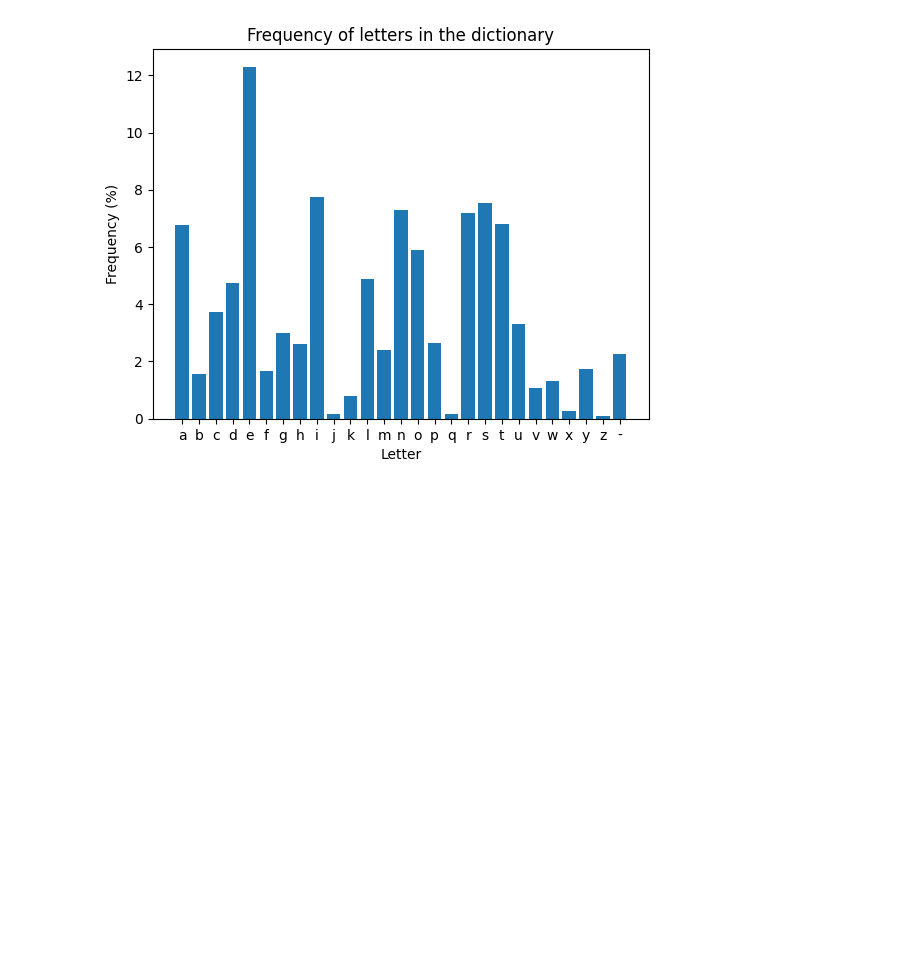
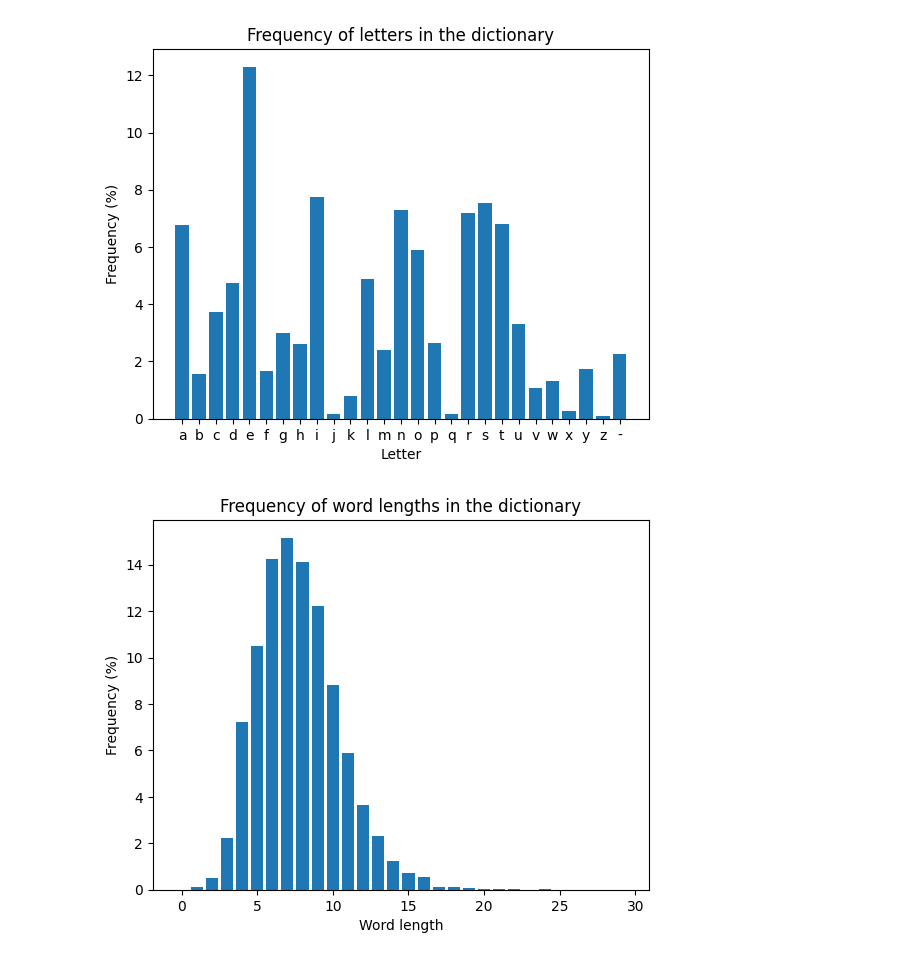
Before and after one commit to pauldubois98/GenerativeAI, a Jupyter notebook: predictNextLetter.ipynb, the cells around one changed output. Cells and saved outputs as stored; diff of their text form; code cells hidden in the pictures; blank space fills up the shorter version.

Commit message:
added words lengths analysis

```diff
--- a/predictNextLetter.ipynb
+++ b/predictNextLetter.ipynb
@@ -82,12 +82,14 @@ txt_to_js('words')
 # %%
 DICTIONARY_FILE = 'words.txt'
 letters_usage = np.zeros(N)
+words_lengths = np.zeros(30)
 
 with open(DICTIONARY_FILE, 'r', encoding='UTF8') as f:
     for line in f.readlines():
         l = [ALPHABET.index(ch) for ch in line.strip()]
         for i in range(len(l)):
             letters_usage[l[i]] += 1
+        words_lengths[len(l)] += 1
 # %%
 plt.bar(range(N), 100*letters_usage/sum(letters_usage))
 plt.xticks(range(N), ALPHABET)
@@ -97,3 +99,11 @@ plt.title('Frequency of letters in the dictionary')
 plt.show()
 # %% [output]
 [figure]
+# %%
+plt.bar(range(30), 100*words_lengths/sum(words_lengths))
+plt.xlabel('Word length')
+plt.ylabel('Frequency (%)')
+plt.title('Frequency of word lengths in the dictionary')
+plt.show()
+# %% [output]
+[figure, added]
```
